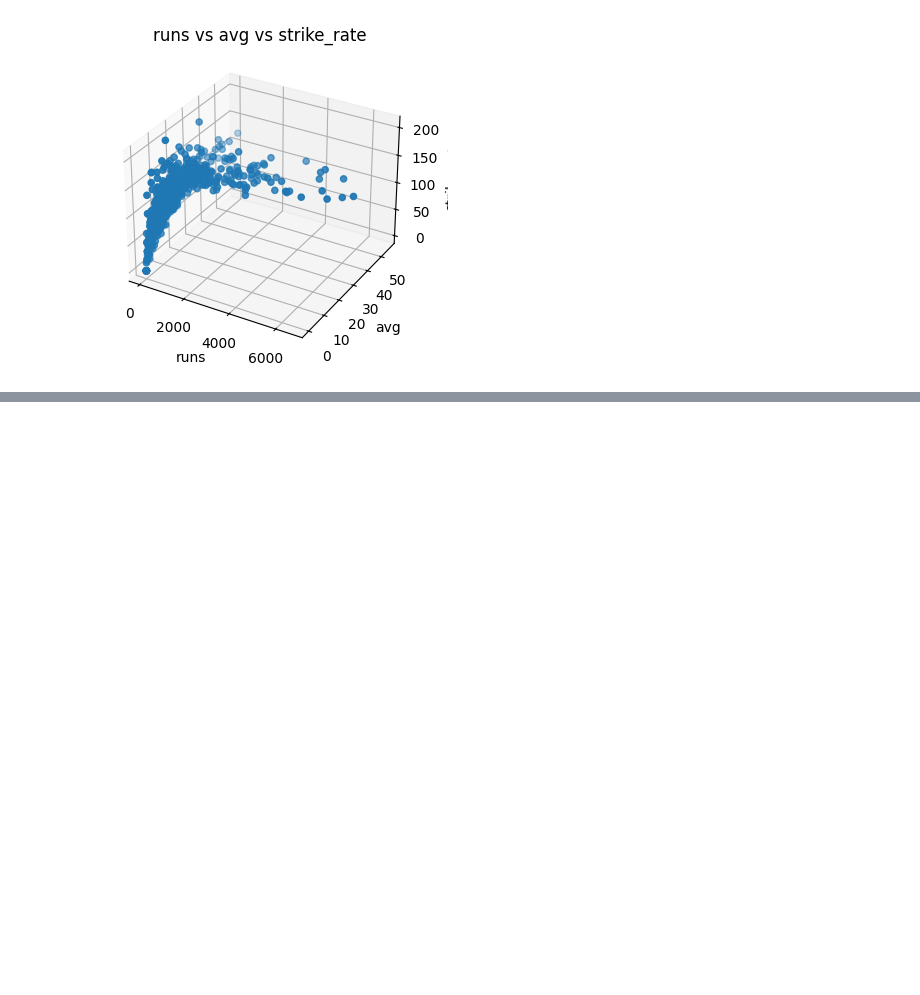
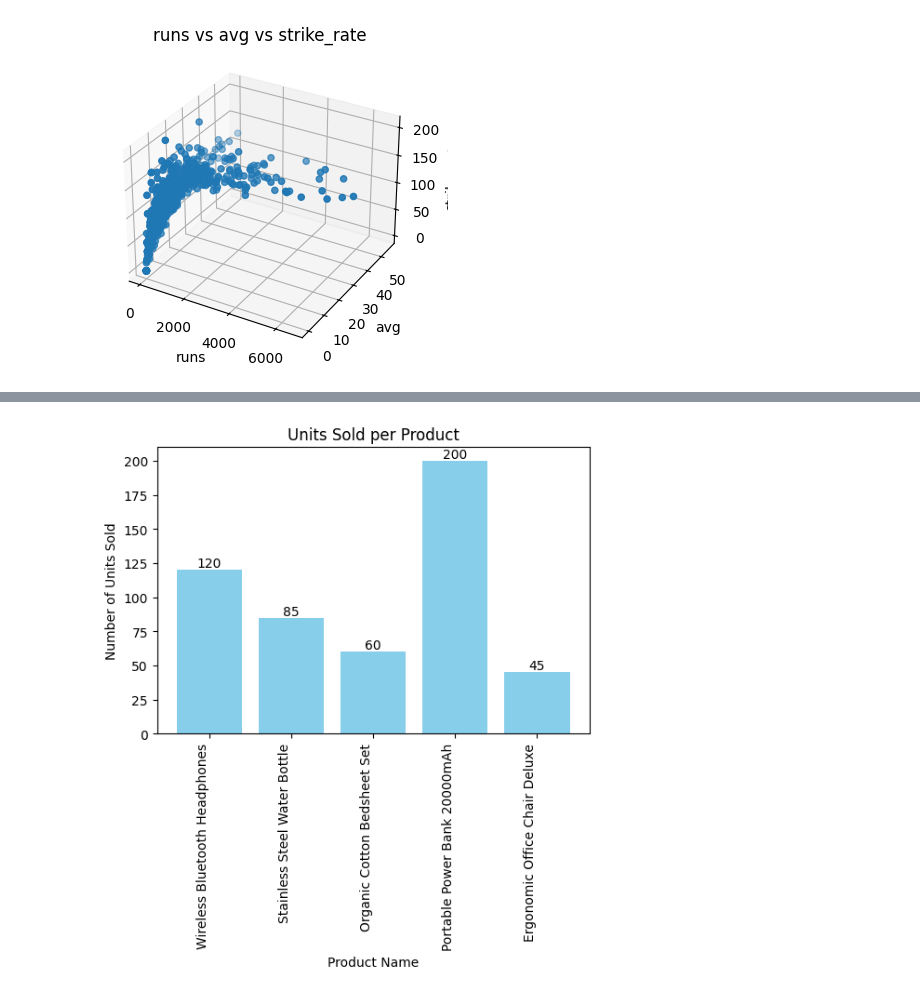
Before and after one commit to sthasarita/Matplotlib_Seaborn, a Jupyter notebook: Practice2.ipynb, the cells around one changed output, grey strips where cells are left out. Drawn from its saved outputs; the diff is of its cells as text; code cells hidden in the pictures; blank space fills up the shorter version.

Commit message:
Practiced matplotlib

```diff
--- a/Practice2.ipynb
+++ b/Practice2.ipynb
@@ -218,0 +229,33 @@ plt.show()
+# %%
+
+# demo of the use of plt.tight_layout() method
+
+
+import matplotlib.pyplot as plt
+
+product_names = [
+    "Wireless Bluetooth Headphones",
+    "Stainless Steel Water Bottle",
+    "Organic Cotton Bedsheet Set",
+    "Portable Power Bank 20000mAh",
+    "Ergonomic Office Chair Deluxe"
+]
+
+units_sold = [120, 85, 60, 200, 45]
+
+plt.figure(figsize=(6, 4))
+bars = plt.bar(product_names, units_sold, color='skyblue')
+plt.title('Units Sold per Product')
+plt.xlabel('Product Name')
+plt.ylabel('Number of Units Sold')
+plt.xticks(rotation=90, ha='right')
+
+for bar in bars:
+    height = bar.get_height()
+    plt.text(bar.get_x() + bar.get_width()/2,height, f'{int(height)}', ha = 'center', va = 'bottom' )
+
+
+
+plt.show()
+# %% [output]
+[figure, added]
```
Also changed, not shown: parts of 3 cells of this notebook, 5 other files.
